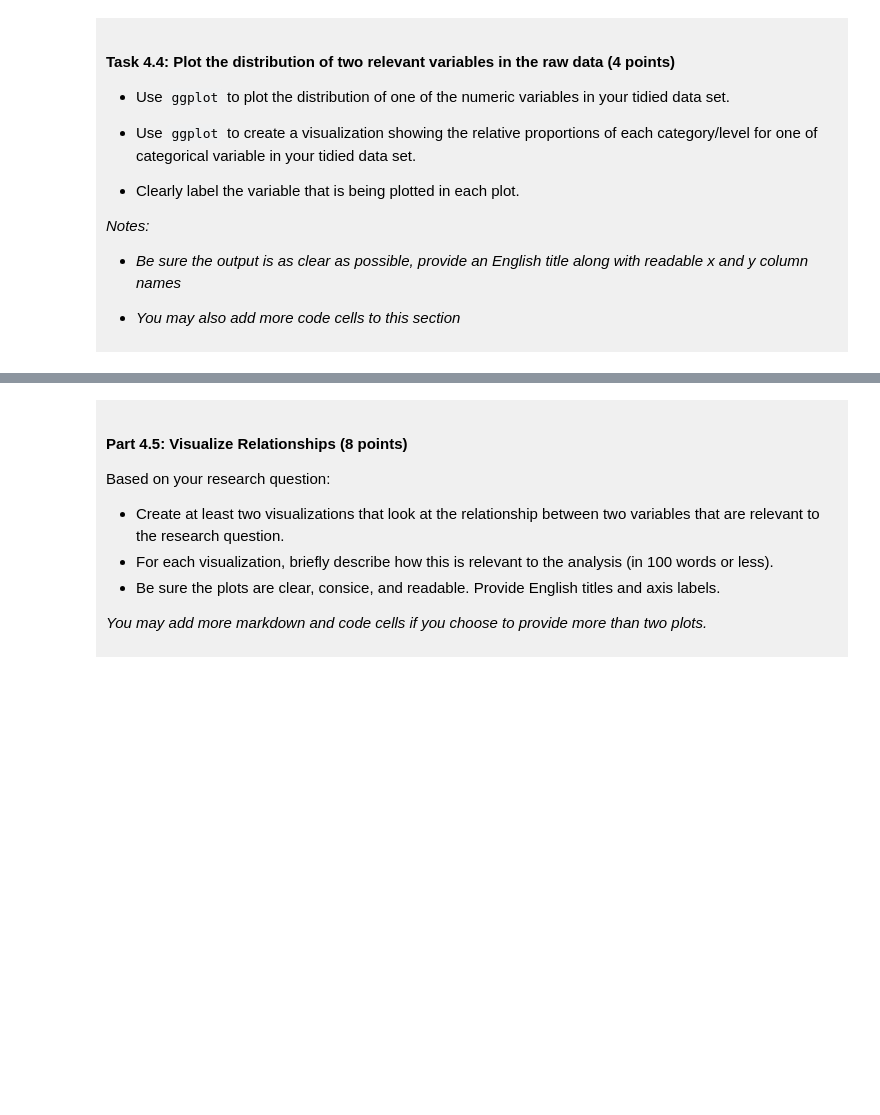
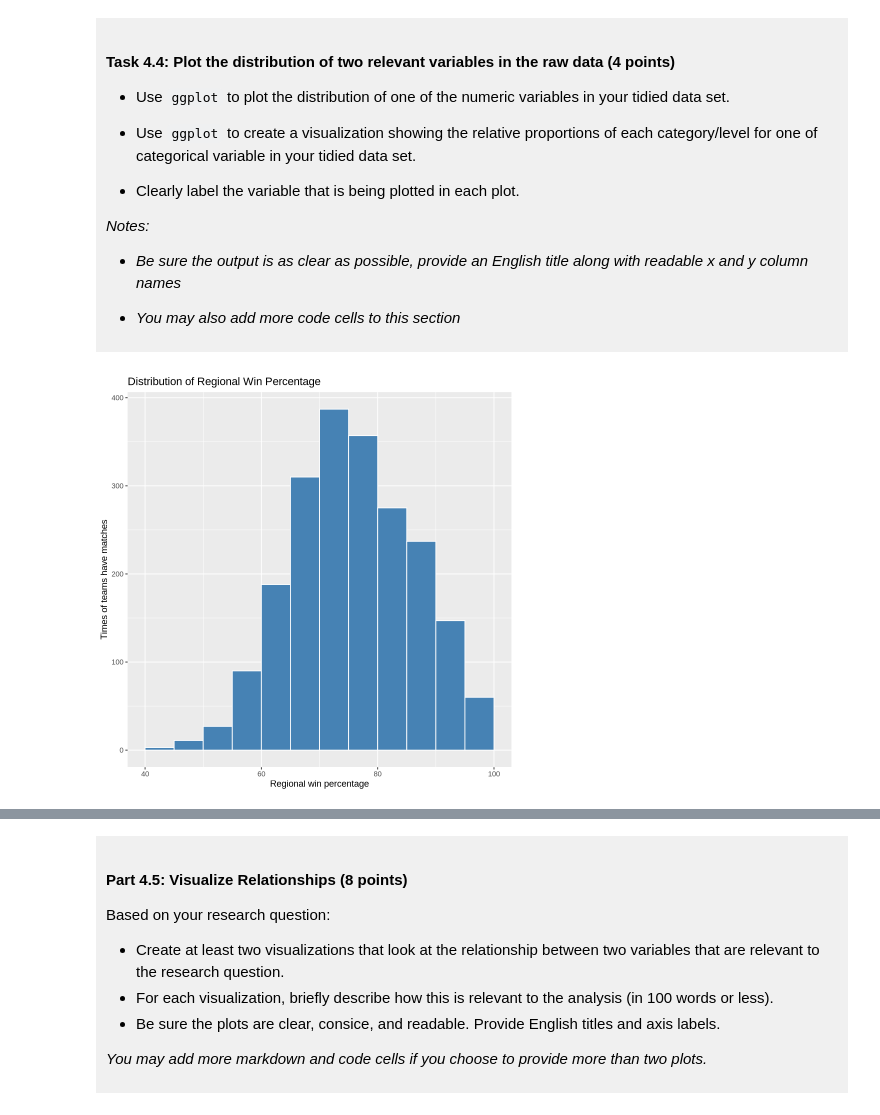
Before and after one commit to jinyichen616-lab/dsci-100-project-Yichen-Jin, a Jupyter notebook: dsci-100-project-notebook.ipynb, the cells around one changed output, grey strips where cells are left out. Drawn from its saved outputs; the diff is of its cells as text; code cells hidden in the pictures; blank space fills up the shorter version.

```diff
--- a/dsci-100-project-notebook.ipynb
+++ b/dsci-100-project-notebook.ipynb
@@ -302,5 +364,12 @@ You will refine your research question (if needed) and produce a tidy data set.
 
 </div>
 # %%
-### EDIT THIS CODE CELL FOR PLOT 1 ###
+win_percentage <- ggplot(womens_tidy, aes(x = reg_wins_pct)) +
+geom_histogram(binwidth = 5, boundary = 0, color = "white", fill = "steelblue") +
+labs(title = "Distribution of Regional Win Percentage",
+         x = "Regional win percentage", y = "Times of teams have matches")
+
+win_percentage
+# %% [output]
+[figure, added]
 # %%
```
Also changed, not shown: parts of 9 cells of this notebook.
